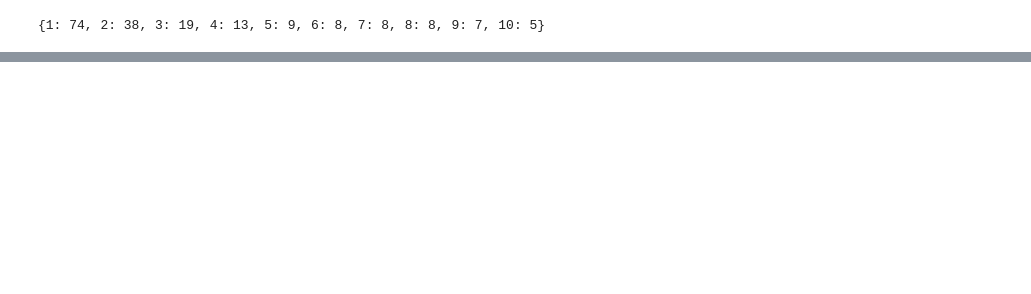
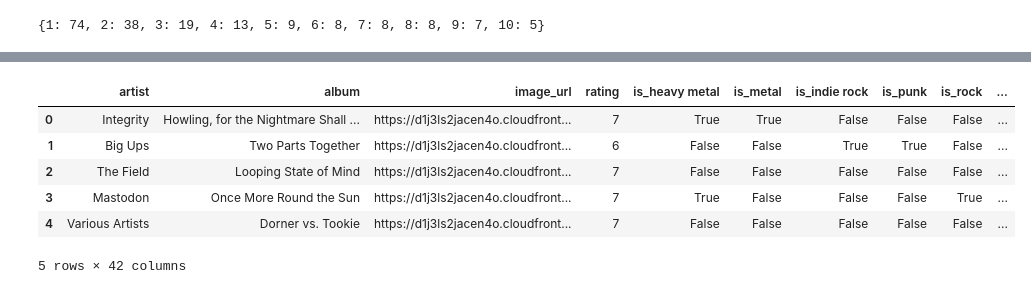
Before and after one commit to romankouz/FantAIno, a Jupyter notebook: EDA/genres.ipynb, the cells around one changed output, grey strips where cells are left out. Drawn from its saved outputs; the diff is of its cells as text; code cells hidden in the pictures; blank space fills up the shorter version.

```diff
--- a/EDA/genres.ipynb
+++ b/EDA/genres.ipynb
@@ -136,0 +161,27 @@ genre_pct
+# %%
+num_subtantial_genres = len(filtered_genre_counts_df.index) - 1
+num_cols = 3
+num_rows = num_subtantial_genres // num_cols + (num_subtantial_genres % num_cols > 0)
+
+fig, ax = plt.subplots(num_rows, num_cols, figsize=(5*num_cols, 5*num_rows))
+ax = ax.flatten()
+
+for i, genre in enumerate(filtered_genre_counts_df.index):
+    if genre == "OTHER":
+        melondy_by_genre = melondy_df[melondy_df["genre"].apply(lambda x: not any([g in filtered_genre_counts_df.index for g in x]))]
+    else:
+        melondy_by_genre = melondy_df[melondy_df["genre"].apply(lambda x: genre in literal_eval(x))]
+    median_review_rating = melondy_df["rating"].median()
+    mean_review_rating = melondy_df["rating"].mean()
+    median_genre_review_rating = melondy_by_genre["rating"].median()
+    mean_genre_review_rating = melondy_by_genre["rating"].mean()
+    ax[i].set_title(f'Fantano Ratings for "{genre}" genre')
+    ax[i].hist(melondy_by_genre["rating"], bins=np.arange(-1.5, 11.5, 1))
+    ax[i].axvline(x=median_genre_review_rating, ls="-",  c="blue",       lw=2, label=f"Genre Median = {median_genre_review_rating:.2f}")
+    ax[i].axvline(x=mean_genre_review_rating,   ls="-",  c="green",      lw=2, label=f"Genre Mean = {mean_genre_review_rating:.2f}")
+    ax[i].axvline(x=median_review_rating,       ls="--", c="darkorange", lw=2, label=f"Global Median = {median_review_rating:.2f}")
+    ax[i].axvline(x=mean_review_rating,         ls="--", c="red",        lw=2, label=f"Global Mean = {mean_review_rating:.2f}")
+    # Set the font size of the legend to 'small'
+    ax[i].legend(fontsize='small')
+
+fig.savefig("genre_eda.pdf", bbox_inches="tight")
@@ -136,0 +190,14 @@ genre_pct
+# %%
+for genre in filtered_genre_counts_df.index:
+    if genre != "OTHER":
+        melondy_df[f"is_{genre}"] = melondy_df["genre"].apply(lambda x: genre in literal_eval(x))
+melondy_df.drop(["genre"], inplace=True, axis=1)
+melondy_df.head()
+# %% [output]
+|  | artist | album | image_url | rating | is_heavy metal | is_metal | is_indie rock | is_punk | is_rock | ... |
+| 0 | Integrity | Howling, for the Nightmare Shall ... | https://d1j3ls2jacen4o.cloudfront... | 7 | True | True | False | False | False | ... |
+| 1 | Big Ups | Two Parts Together | https://d1j3ls2jacen4o.cloudfront... | 6 | False | False | True | True | False | ... |
+| 2 | The Field | Looping State of Mind | https://d1j3ls2jacen4o.cloudfront... | 7 | False | False | False | False | False | ... |
+| 3 | Mastodon | Once More Round the Sun | https://d1j3ls2jacen4o.cloudfront... | 7 | True | False | False | False | True | ... |
+| 4 | Various Artists | Dorner vs. Tookie | https://d1j3ls2jacen4o.cloudfront... | 7 | False | False | False | False | False | ... |
+5 rows × 42 columns
```
Also changed, not shown: parts of 8 cells of this notebook, 16 other files.
